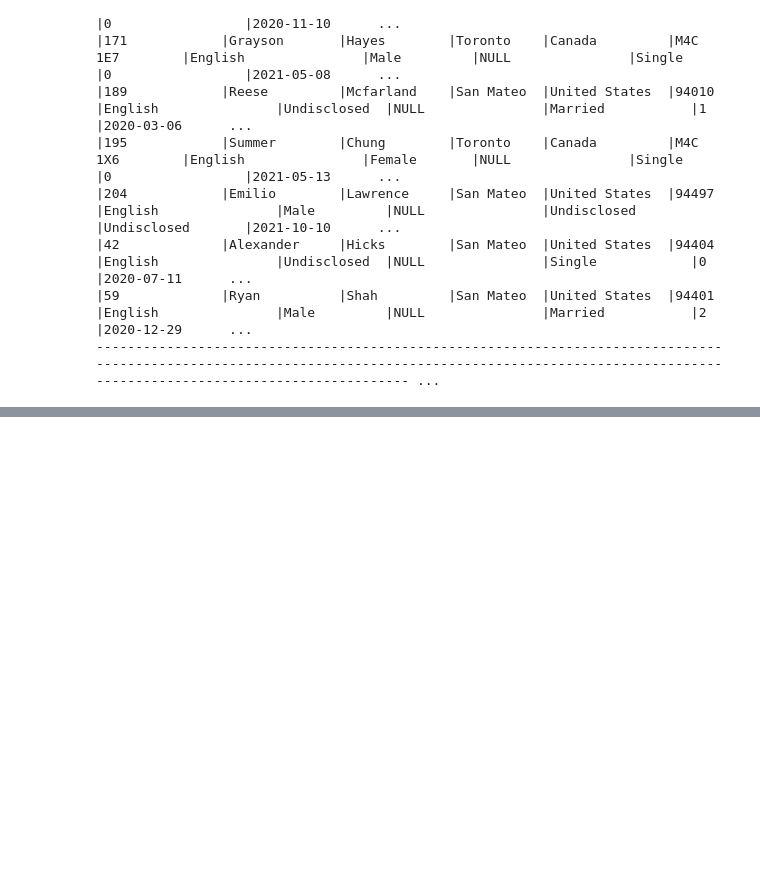
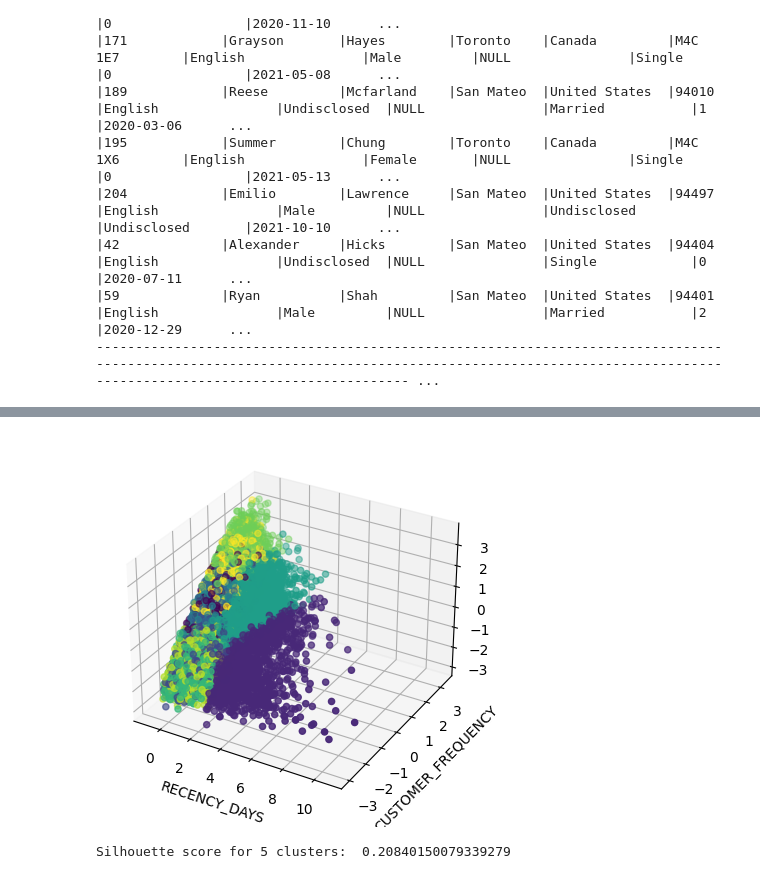
Before and after one commit to cshiwei330/ICP-ASG3-Insightify, a Jupyter notebook: clustering_model/Customer Segmentation Model.ipynb, the cells around one changed output, grey strips where cells are left out. Drawn from its saved outputs; the diff is of its cells as text; code cells hidden in the pictures; blank space fills up the shorter version.

```diff
--- a/clustering_model/Customer Segmentation Model.ipynb
+++ b/clustering_model/Customer Segmentation Model.ipynb
@@ -115,0 +469,23 @@ customer_df.show()
+# %%
+# Perform K-means clustering with 5 clusters
+kmeans1_all = KMeans(n_clusters=5, n_init = 20, random_state=1)
+predict_kmeans1_all = kmeans1_all.fit_predict(all_var)
+
+# Visualize the clustering results
+fig = plt.figure()
+ax = fig.add_subplot(111, projection='3d')
+ax.scatter3D(all_var[:, 1], all_var[:, 2],
+             all_var[:, 3], c=predict_kmeans1_all)
+ax.set_xlabel('RECENCY_DAYS')
+ax.set_ylabel('CUSTOMER_FREQUENCY')
+ax.set_zlabel('MONETARY_VALUE')
+plt.show()
+
+# Compute the silhouette score
+ss = silhouette_score(all_var, kmeans1_all.fit_predict(all_var))
+
+# Print the silhouette score
+print("Silhouette score for 5 clusters: ", ss)
+# %% [output]
+[figure, added]
+Silhouette score for 5 clusters:  0.20840150079339279
```
Also changed, not shown: parts of 46 cells of this notebook.
